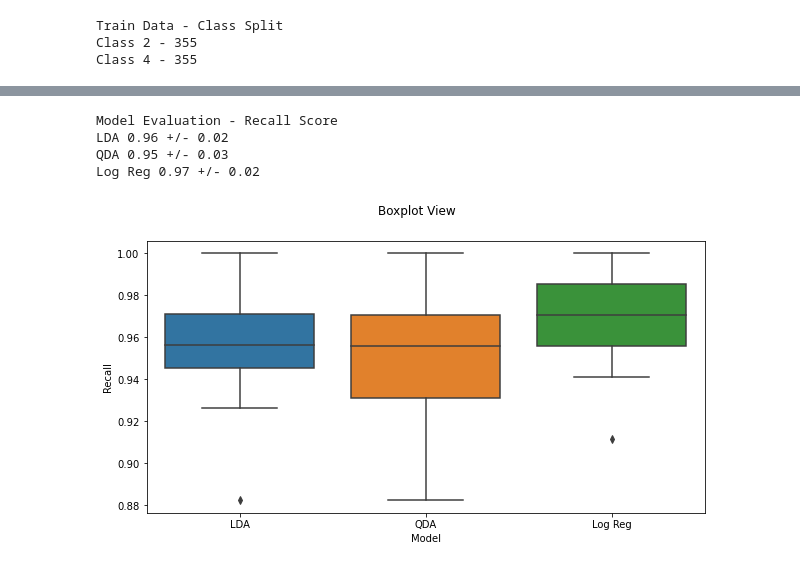
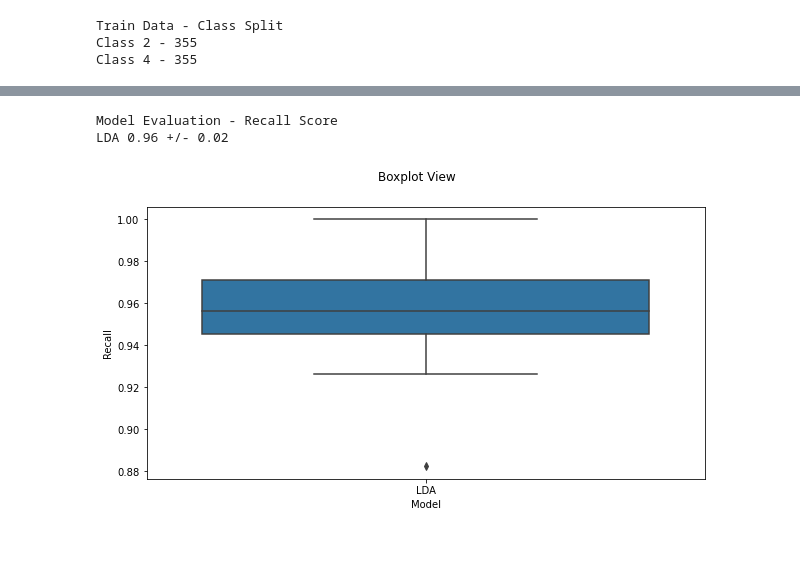
Before and after one commit to remzyy/ML_DataAnalyticscode, a Jupyter notebook: Assignment_3_remzy_LDA.ipynb, the cells around one changed output, grey strips where cells are left out. Drawn from its saved outputs; the diff is of its cells as text; code cells hidden in the pictures.

```diff
--- a/Assignment_3_remzy_LDA.ipynb
+++ b/Assignment_3_remzy_LDA.ipynb
@@ -92,10 +91,7 @@ Class 4 - 355
 #Base LDA, QDA and Logistical Regression Model
 from sklearn.metrics import classification_report, confusion_matrix
 
-for name,method in [('LDA', LinearDiscriminantAnalysis()),('QDA',QuadraticDiscriminantAnalysis()),
-                   ('LogReg',LogisticRegression(solver='liblinear',
-                                               class_weight='balanced',
-                                               random_state=100))]:
+for name,method in [('LDA', LinearDiscriminantAnalysis())]:
     method.fit(x_train2,y_train_smt)
     predict = method.predict(x_test2)
     print('\nEstimator: {}'.format(name))
@@ -208,38 +181,34 @@ LDA Learning Curve
 from sklearn.model_selection import RepeatedKFold
 from sklearn.model_selection import cross_val_score
 
 models=[]
 models.append(('LDA',pipe_lda))
-models.append(('QDA',pipe_qda))
-models.append(('Log Reg',pipe_logreg))
 
 #Model Evaluation
 results =[]
 names=[]
 scoring ='recall_weighted'
 print('Model Evaluation - Recall Score')
 for name, model in models:
     rkf=RepeatedKFold(n_splits=10, n_repeats=5, random_state=100)
     cv_results = cross_val_score(model,x,Y,cv=rkf,scoring=scoring)
     results.append(cv_results)
     names.append(name)
     print('{} {:.2f} +/- {:.2f}'.format(name,cv_results.mean(),cv_results.std()))
 print('\n')
 
 fig = plt.figure(figsize=(10,5))
 fig.suptitle('Boxplot View')
 ax = fig.add_subplot(111)
 sns.boxplot(data=results)
 ax.set_xticklabels(names)
 plt.ylabel('Recall')
 plt.xlabel('Model')
 plt.show()
 # %% [output]
 Model Evaluation - Recall Score
 LDA 0.96 +/- 0.02
-QDA 0.95 +/- 0.03
-Log Reg 0.97 +/- 0.02
-[figure, old version]
+[figure, new version]
 # %%
 #Define Gridsearch Function
 
```
Also changed, not shown: parts of 5 cells of this notebook.
